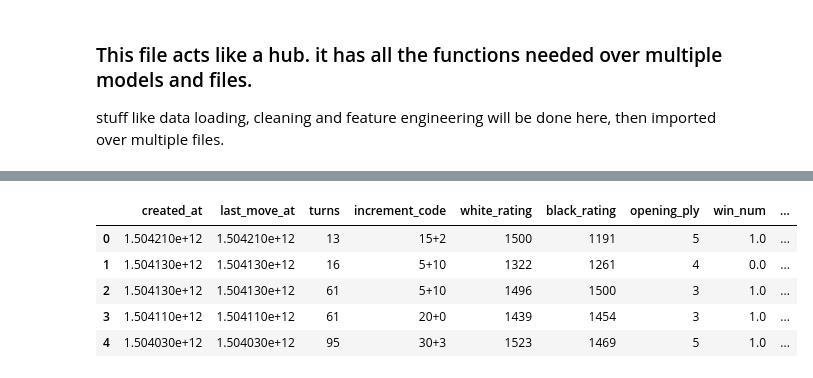
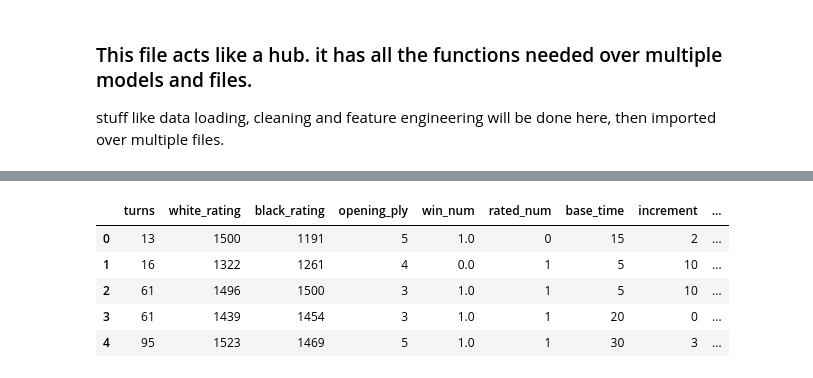
Before and after one commit to TeunDm/Chess_modeling, a Jupyter notebook: Main_code.ipynb, the cells around one changed output, grey strips where cells are left out. Cells and saved outputs as stored; diff of their text form; code cells hidden in the pictures.

```diff
--- a/Main_code.ipynb
+++ b/Main_code.ipynb
@@ -8,13 +8,12 @@ import category_encoders as ce
 ### This file acts like a hub. it has all the functions needed over multiple models and files.
 stuff like data loading, cleaning and feature engineering will be done here, then imported over multiple files.
 # %%
-#lets start by ofcourse loading the data!
-# the analasys will be done in a seperate file. Check repository for more details.\
 def load_data():
     data = pd.read_csv(r"C:\Users\lopke\Downloads\games.csv")
+    display(data.head())  # Display only the first few rows
     return data
 
-load_data()
+data = load_data()
 # %% [output]
 |  | id | rated | created_at | last_move_at | turns | victory_status | winner | increment_code | ... |
 | 0 | TZJHLljE | False | 1.504210e+12 | 1.504210e+12 | 13 | outoftime | white | 15+2 | ... |
@@ -32,35 +24,87 @@ load_data()
 # %%
 #a preposessing function to make it numeric and ready for a model is needed.
+#no missing values, so no need to handle that.
 class preprocess_data:
     def __init__(self, data):
         self.data = data
 
-    def make_num(self):
+    @staticmethod
+    def parse_time_control(tc):
+        try:
+            base, incr = tc.split('+')
+            return int(base), int(incr)
+        except:
+            return None, None
+
+    def make_num(self, feature_engineering=False):
+        """
+        This function processes the data to make it suitable for machine learning models.
+        It converts categorical variables to numerical format, extracts time control features,
+        and optionally adds feature engineering steps.
+        Parameters:
+        feature_engineering (bool): If True, additional features like rating difference and game duration will be added.
+
+        Returns:
+        pd.DataFrame: Processed DataFrame with numerical features.
+        """
         processed_data_num = self.data.copy()
-        # ive already done some exploring of the data, so i know which columns are of relevance and how to handle the encoding, and which columns are relevant. explanation in
-        processed_data_num.drop(columns=['id', 'white_id', 'black_id','moves', 'opening_eco'], inplace=True)
-        # then lets convert the needed cat columns to num:
+        processed_data_num.drop(columns=['id', 'white_id', 'black_id', 'moves', 'opening_eco'], inplace=True)
         processed_data_num["win_num"] = processed_data_num["winner"].map({"white": 1, "black": 0, "draw": 0.5})
         processed_data_num["rated_num"] = processed_data_num["rated"].map({True: 1, False: 0})
         processed_data_num['victory_status'] = processed_data_num['winner'].map({"resign": 1, "mate": 2, "outoftime": 3, "draw": 0, "unknown": 0})
-        processed_data_num.drop(columns=['winner', 'rated',"victory_status"], inplace=True)
+        processed_data_num.drop(columns=['winner', 'rated', "victory_status"], inplace=True)
 
-        #now for the opening_name column, we will use a category encoder to convert it to numeric.
         from sklearn.preprocessing import LabelEncoder
+        le = LabelEncoder()
+        processed_data_num[['base_time', 'increment']] = processed_data_num['increment_code'].apply(
+            lambda x: pd.Series(preprocess_data.parse_time_control(x))
+        )
+        processed_data_num.drop(columns=['opening_name', "increment_code"], inplace=True)
+        # the choice to have feature engineering!
+        if feature_engineering:
+            processed_data_num['rating_diff'] = processed_data_num['white_rating'] - processed_data_num['black_rating']
 
-        le = LabelEncoder()
-        processed_data_num['opening_id'] = le.fit_transform(data['opening_name'])
-        processed_data_num.drop(columns=['opening_name'], inplace=True)
+            # Try converting without unit, fallback if needed
+            try:
+                processed_data_num['created_at'] = pd.to_datetime(processed_data_num['created_at'], unit='ms')
+                processed_data_num['last_move_at'] = pd.to_datetime(processed_data_num['last_move_at'], unit='ms')
+            except Exception:
+                processed_data_num['created_at'] = pd.to_datetime(processed_data_num['created_at'])
+                processed_data_num['last_move_at'] = pd.to_datetime(processed_data_num['last_move_at'])
 
 
-        display(processed_data_num.head())
+            # Calculate game duration in seconds
+            processed_data_num['game_duration_seconds'] = (
+            processed_data_num['last_move_at'] - processed_data_num['created_at']
+            ).dt.total_seconds().fillna(0)
 
-class1 = preprocess_data(load_data())
-class1.make_num()
+            # Avoid division by zero for turns
+            processed_data_num['avg_time_per_turn'] = (
+            processed_data_num['game_duration_seconds'] / processed_data_num['turns'].replace(0, 1)
+            ).replace([float('inf'), -float('inf')], 0).fillna(0)
+            processed_data_num.drop(columns=['created_at', 'last_move_at'], inplace=True)
+
+        return processed_data_num
+    def removing_the_time(self):
+        """
+        This function removes the time-related columns from the DataFrame.
+        for dumb models, the time  columns might cause uneeded noice due to all the 0s. (due to wrong time parsing)
+
+        Returns:
+        pd.DataFrame: DataFrame with time-related columns removed.
+
+        """
+        processed_data_num = self.data.copy()
+        processed_data_num.drop(columns=['created_at', 'last_move_at', 'game_duration_seconds', 'avg_time_per_turn'], inplace=True)
+        return processed_data_num
+
+#test code
+data1 = preprocess_data(data).make_num(feature_engineering=True)
+data1.head()
 # %% [output]
-|  | created_at | last_move_at | turns | increment_code | white_rating | black_rating | opening_ply | win_num | ... |
-| 0 | 1.504210e+12 | 1.504210e+12 | 13 | 15+2 | 1500 | 1191 | 5 | 1.0 | ... |
-| 1 | 1.504130e+12 | 1.504130e+12 | 16 | 5+10 | 1322 | 1261 | 4 | 0.0 | ... |
-| 2 | 1.504130e+12 | 1.504130e+12 | 61 | 5+10 | 1496 | 1500 | 3 | 1.0 | ... |
-| 3 | 1.504110e+12 | 1.504110e+12 | 61 | 20+0 | 1439 | 1454 | 3 | 1.0 | ... |
-| 4 | 1.504030e+12 | 1.504030e+12 | 95 | 30+3 | 1523 | 1469 | 5 | 1.0 | ... |
+|  | turns | white_rating | black_rating | opening_ply | win_num | rated_num | base_time | increment | ... |
+| 0 | 13 | 1500 | 1191 | 5 | 1.0 | 0 | 15 | 2 | ... |
+| 1 | 16 | 1322 | 1261 | 4 | 0.0 | 1 | 5 | 10 | ... |
+| 2 | 61 | 1496 | 1500 | 3 | 1.0 | 1 | 5 | 10 | ... |
+| 3 | 61 | 1439 | 1454 | 3 | 1.0 | 1 | 20 | 0 | ... |
+| 4 | 95 | 1523 | 1469 | 5 | 1.0 | 1 | 30 | 3 | ... |
```
Also changed, not shown: parts of 2 cells of this notebook, 2 other files.
